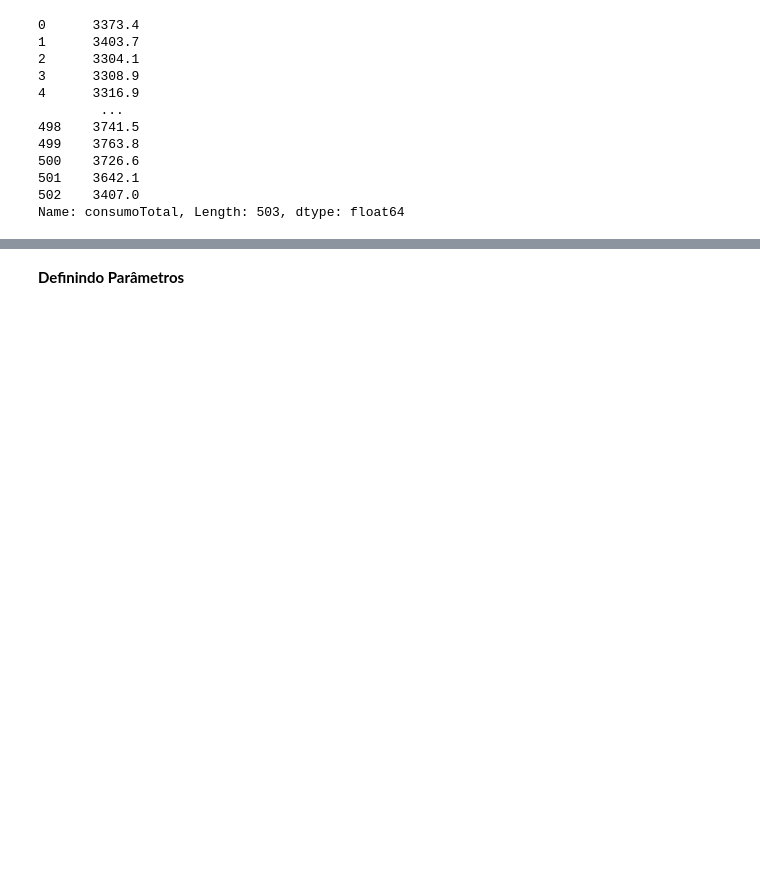
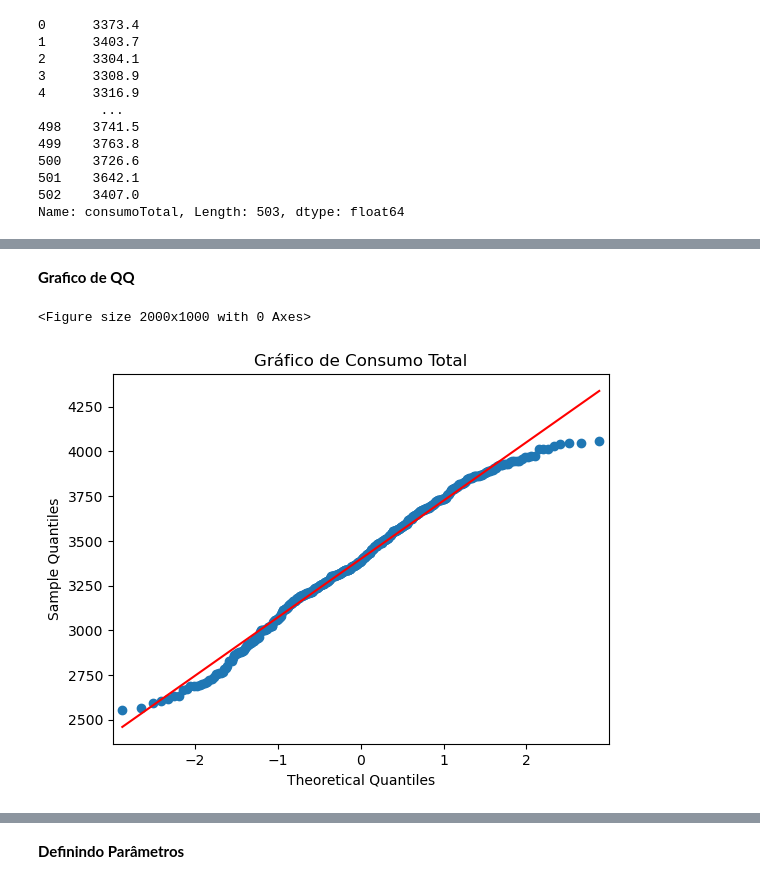
Before and after one commit to Elizetaa/Otimizacao-de-Gas-com-Neuro-Evolucao, a Jupyter notebook: main.ipynb, the cells around one changed output, grey strips where cells are left out. Cells and saved outputs as stored; diff of their text form; code cells hidden in the pictures; blank space fills up the shorter version.

```diff
--- a/main.ipynb
+++ b/main.ipynb
@@ -130,0 +188,6 @@ Name: consumoTotal, Length: 503, dtype: float64
+# %%
+def graficoQQ(data, title=None):
+    plt.figure(figsize=(20, 10))
+    sm.qqplot(data, line='s')
+    plt.title(title)
+    plt.show()
@@ -130,0 +237,7 @@ Name: consumoTotal, Length: 503, dtype: float64
+# %% [markdown]
+**Grafico de QQ**
+# %%
+graficoQQ(dataSet['consumoTotal'], title="Gráfico de Consumo Total")
+# %% [output]
+<Figure size 2000x1000 with 0 Axes>
+[figure, added]
```
Also changed, not shown: parts of 90 cells of this notebook.
